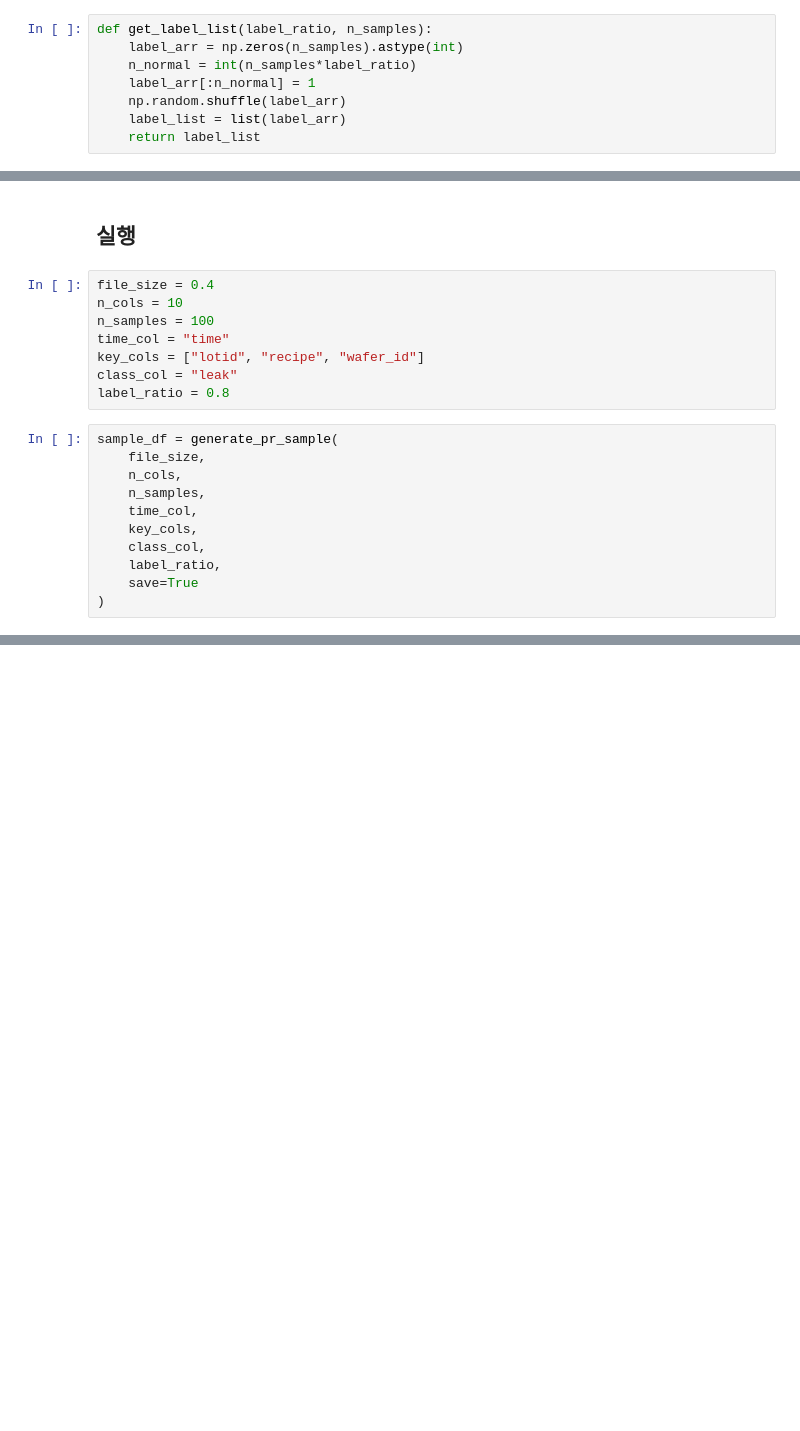
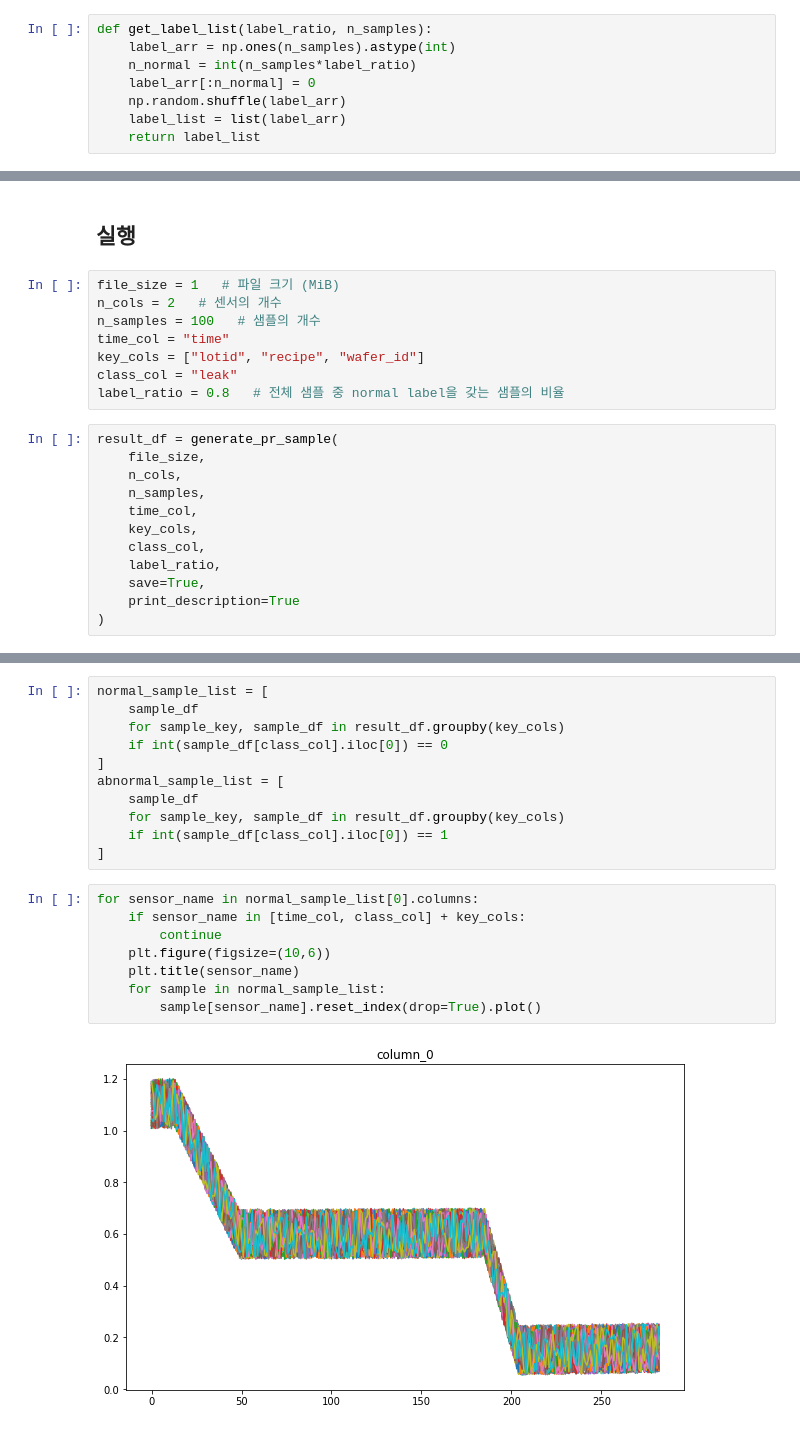
Before and after one commit to htyvv/pytorch_snippets, a Jupyter notebook: src/generator/pr_sample.ipynb, the cells around one changed output, grey strips where cells are left out. Cells and saved outputs as stored; diff of their text form; blank space fills up the shorter version.

```diff
--- a/src/generator/pr_sample.ipynb
+++ b/src/generator/pr_sample.ipynb
@@ -301,9 +323,9 @@ def get_sample_df(
     return sample_df
 # %%
 def get_label_list(label_ratio, n_samples):
-    label_arr = np.zeros(n_samples).astype(int)
+    label_arr = np.ones(n_samples).astype(int)
     n_normal = int(n_samples*label_ratio)
-    label_arr[:n_normal] = 1
+    label_arr[:n_normal] = 0
     np.random.shuffle(label_arr)
     label_list = list(label_arr)
     return label_list
@@ -348,15 +400,15 @@ def generate_pr_sample(
 # %% [markdown]
 ## 실행
 # %%
-file_size = 0.4
-n_cols = 10
-n_samples = 100
+file_size = 1   # 파일 크기 (MiB)
+n_cols = 2   # 센서의 개수
+n_samples = 100   # 샘플의 개수
 time_col = "time"
 key_cols = ["lotid", "recipe", "wafer_id"]
 class_col = "leak"
-label_ratio = 0.8
+label_ratio = 0.8   # 전체 샘플 중 normal label을 갖는 샘플의 비율
 # %%
-sample_df = generate_pr_sample(
+result_df = generate_pr_sample(
     file_size,
     n_cols,
     n_samples,
@@ -364,5 +416,6 @@ sample_df = generate_pr_sample(
     key_cols,
     class_col,
     label_ratio,
-    save=True
+    save=True,
+    print_description=True
 )
@@ -368,0 +443,21 @@ sample_df = generate_pr_sample(
+# %%
+normal_sample_list = [
+    sample_df
+    for sample_key, sample_df in result_df.groupby(key_cols)
+    if int(sample_df[class_col].iloc[0]) == 0
+]
+abnormal_sample_list = [
+    sample_df
+    for sample_key, sample_df in result_df.groupby(key_cols)
+    if int(sample_df[class_col].iloc[0]) == 1
+]
+# %%
+for sensor_name in normal_sample_list[0].columns:
+    if sensor_name in [time_col, class_col] + key_cols:
+        continue
+    plt.figure(figsize=(10,6))
+    plt.title(sensor_name)
+    for sample in normal_sample_list:
+        sample[sensor_name].reset_index(drop=True).plot()
+# %% [output]
+[figure, added]
```
Also changed, not shown: parts of 12 cells of this notebook, 2 other files.
